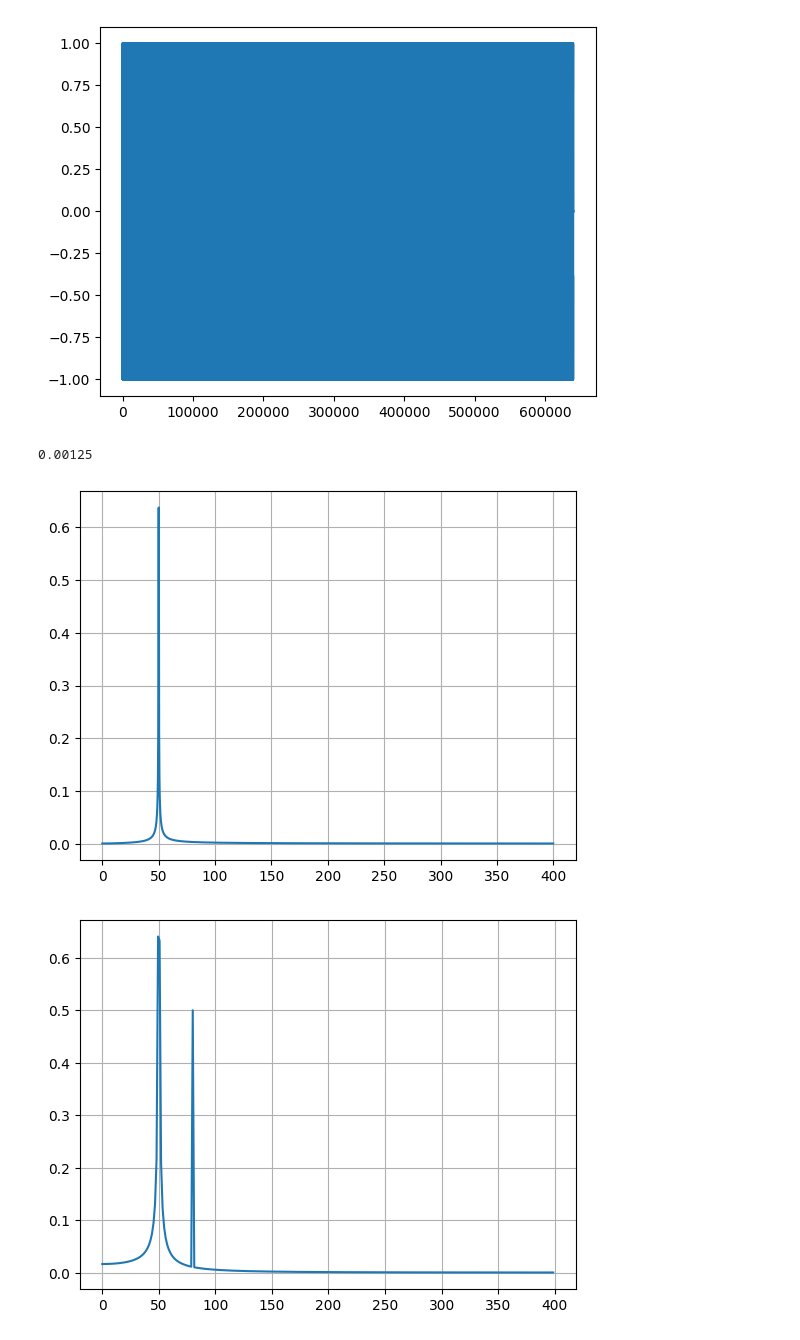
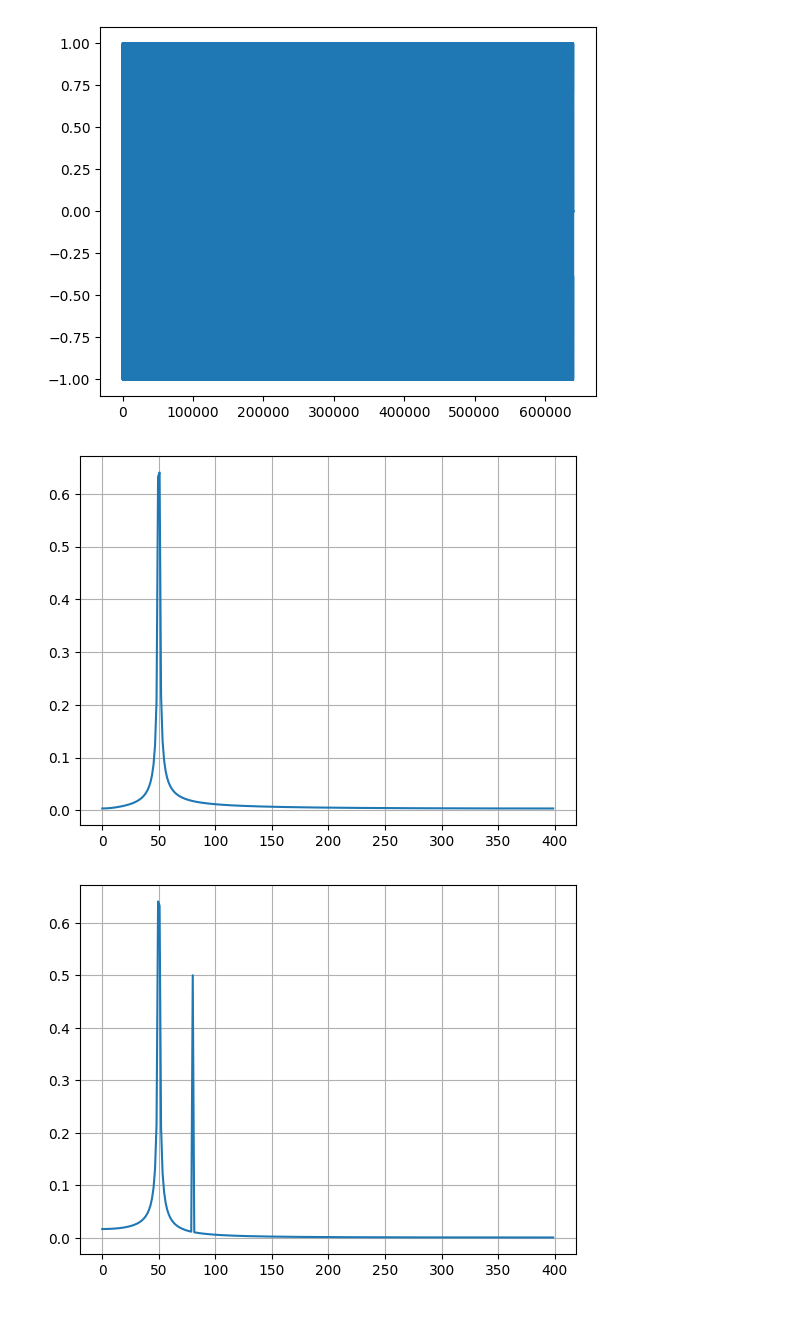
Before and after one commit to sand-train/blogs, a Jupyter notebook: _notebooks/2022-08-29-sync_correlation.ipynb, the cells around one changed output. Saved outputs shown, nothing was run; the diff lists cells and outputs as text; code cells hidden in the pictures.

```diff
--- a/_notebooks/2022-08-29-sync_correlation.ipynb
+++ b/_notebooks/2022-08-29-sync_correlation.ipynb
@@ -34,20 +50,14 @@ plt.plot(r_padded[:-20])
 plt.show()
 # %% [output]
 [figure]
-# %%
-len(r_padded)/Fs
-1/Fs
-# %% [output]
-0.00125
 # %%
-bins = 5 * Nfft
-R = fft(r_padded, bins) #replica in the frequency domain
-Rf = fftfreq(bins, 1/Fs)[:bins//2]
-plt.plot(Rf, 2.0/bins * np.abs(R[0:bins//2]))
+R = fft(r_padded, Nfft) #replica in the frequency domain
+Rf = fftfreq(Nfft, 1/Fs)[:Nfft//2]
+plt.plot(Rf, 2.0/Nfft * np.abs(R[0:Nfft//2]))
 plt.grid()
 plt.show()
 # %% [output]
-[figure, old version]
+[figure, new version]
 # %%
 N = 600
 # sample spacing
```
Also changed, not shown: parts of 2 cells of this notebook.
